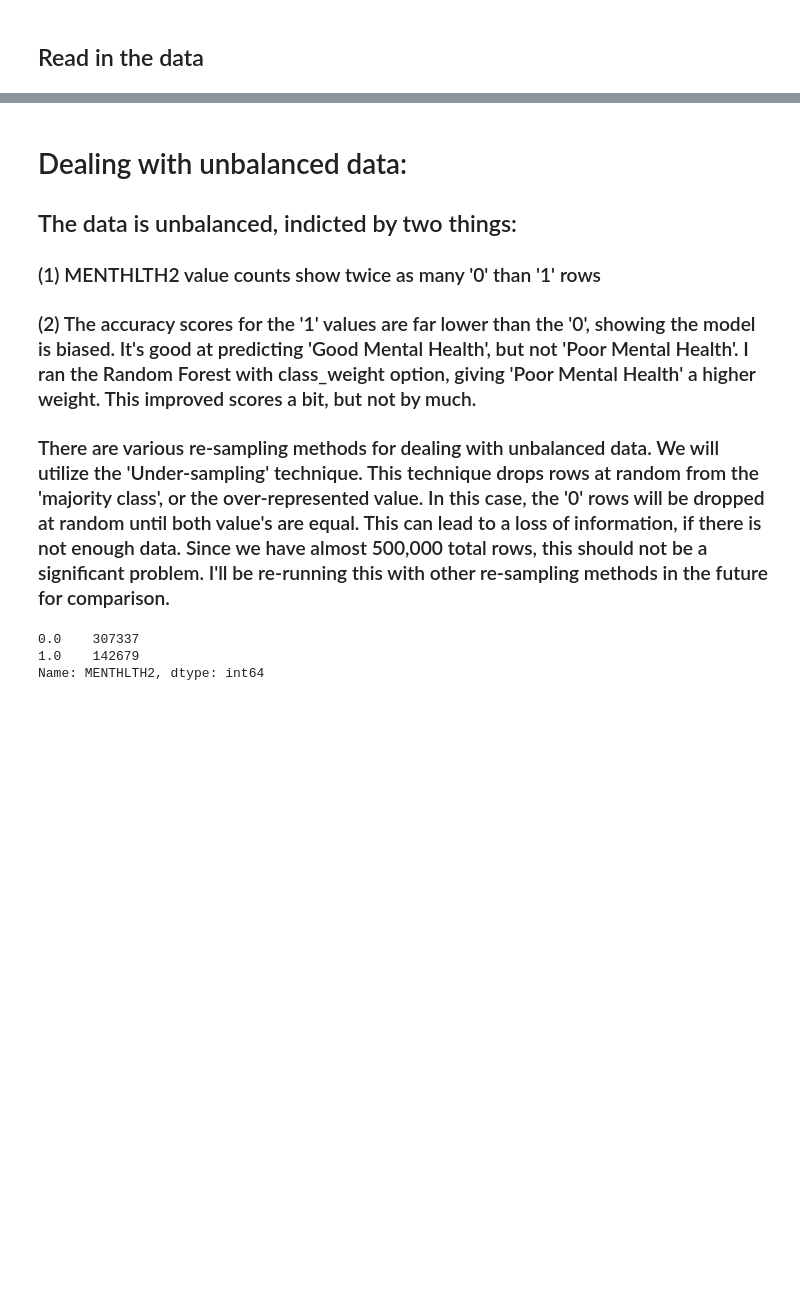
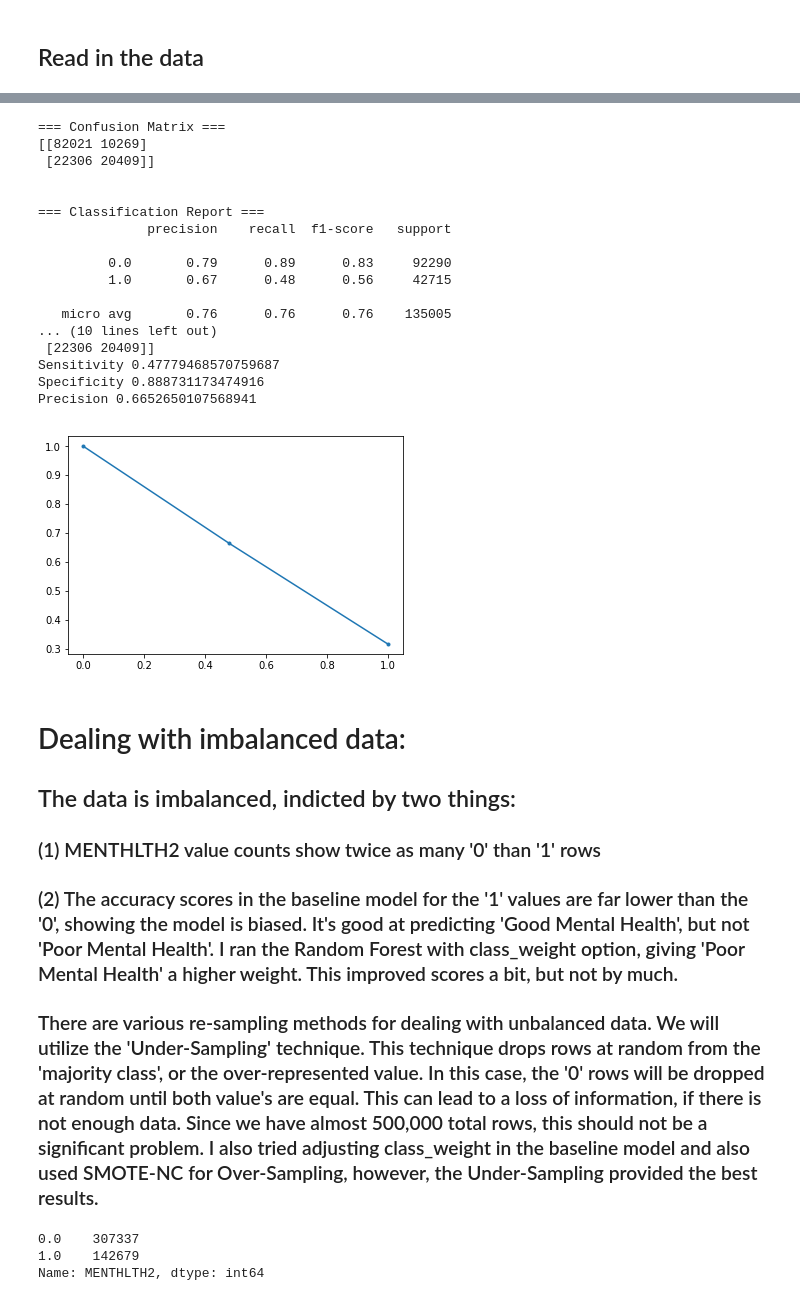
Before and after one commit to NBrisbon/CDC_Behavioral_RiskFactors, a Jupyter notebook: Final_Model_Random_Forest_Classifier.ipynb, the cells around one changed output, grey strips where cells are left out. Drawn from its saved outputs; the diff is of its cells as text; code cells hidden in the pictures; blank space fills up the shorter version.

```diff
--- a/Final_Model_Random_Forest_Classifier.ipynb
+++ b/Final_Model_Random_Forest_Classifier.ipynb
@@ -55,10 +69,81 @@ memory usage: 58.4 MB
+# %%
+# Default options for RFC
+# class sklearn.ensemble.RandomForestClassifier(n_estimators=’warn’, criterion=’gini’, max_depth=None,
+    # min_samples_split=2, min_samples_leaf=1, min_weight_fraction_leaf=0.0, max_features=’auto’,
+    # max_leaf_nodes=None, min_impurity_decrease=0.0, min_impurity_split=None, bootstrap=True,
+    # oob_score=False, n_jobs=None, random_state=None, verbose=0, warm_start=False, class_weight=None
+
+
+# ---BASELINE MODEL---
+
+RFC_baseline = RandomForestClassifier()
+RFC_baseline.fit(X_train, y_train)
+y_pred = RFC_baseline.predict(X_test)
+probs = RFC_baseline.predict_proba(X_test)
+probs = probs[:,1]
+# %%
+# ---CHECK ACCURACY---
+
+print("=== Confusion Matrix ===")
+print(confusion_matrix(y_test, y_pred))
+print('\n')
+print("=== Classification Report ===")
+print(classification_report(y_test, y_pred))
+print('\n')
+from sklearn import metrics
+
+# Model Accuracy, how often is the classifier correct?
+print("Accuracy:",metrics.accuracy_score(y_test, y_pred))
+print("F1_score:",metrics.f1_score(y_test, y_pred))
+print("Recall_score:",metrics.recall_score(y_test, y_pred))
+print("AUC score:",metrics.roc_auc_score(y_test, probs))
+precision, recall, thresholds = metrics.precision_recall_curve(y_test, y_pred)
+import matplotlib.pyplot as plt
+%matplotlib inline
+
+plt.plot(recall, precision, marker='.')
+from sklearn.metrics import confusion_matrix
+confusion = confusion_matrix(y_test, y_pred)
+print(confusion)
+
+# True Positives
+TP = confusion[1, 1]
+# True Negatives
+TN = confusion[0, 0]
+# False Positives
+FP = confusion[0, 1]
+# False Negatives
+FN = confusion[1, 0]
+print("Sensitivity",TP / float(TP + FN))
+print("Specificity",TN / float(TN + FP))
+print("Precision",TP / float(TP + FP))
+# %% [output]
+=== Confusion Matrix ===
+[[82021 10269]
+ [22306 20409]]
+
+
+=== Classification Report ===
+              precision    recall  f1-score   support
+
+         0.0       0.79      0.89      0.83     92290
+         1.0       0.67      0.48      0.56     42715
+
+   micro avg       0.76      0.76      0.76    135005
+... (10 lines left out)
+ [22306 20409]]
+Sensitivity 0.47779468570759687
+Specificity 0.888731173474916
+Precision 0.6652650107568941
+[figure, added]
 # %% [markdown]
-# Dealing with unbalanced data:
+# Dealing with imbalanced data:
 
-## The data is unbalanced, indicted by two things:
+## The data is imbalanced, indicted by two things:
 
 ### (1) MENTHLTH2 value counts show twice as many '0' than '1' rows
-### (2) The accuracy scores for the '1' values are far lower than the '0', showing the model is biased. It's good at predicting 'Good Mental Health', but not 'Poor Mental Health'. I ran the Random Forest with class_weight option, giving 'Poor Mental Health' a higher weight. This improved scores a bit, but not by much.
 
-### There are various re-sampling methods for dealing with unbalanced data. We will utilize the 'Under-sampling' technique. This technique drops rows at random from the 'majority class', or the over-represented value. In this case, the '0' rows will be dropped at random until both value's are equal. This can lead to a loss of information, if there is not enough data. Since we have almost 500,000 total rows, this should not be a significant problem. I'll be re-running this with other re-sampling methods in the future for comparison.
+### (2) The accuracy scores in the baseline model for the '1' values are far lower than the '0', showing the model is biased. It's good at predicting 'Good Mental Health', but not 'Poor Mental Health'. I ran the Random Forest with class_weight option, giving 'Poor Mental Health' a higher weight. This improved scores a bit, but not by much.
+
+### There are various re-sampling methods for dealing with unbalanced data. We will utilize the 'Under-Sampling' technique. This technique drops rows at random from the 'majority class', or the over-represented value. In this case, the '0' rows will be dropped at random until both value's are equal. This can lead to a loss of information, if there is not enough data. Since we have almost 500,000 total rows, this should not be a significant problem. I also tried adjusting class_weight in the baseline model and also used SMOTE-NC for Over-Sampling, however, the Under-Sampling provided the best results.
 # %%
```
Also changed, not shown: parts of 33 cells of this notebook, 1 other file.
